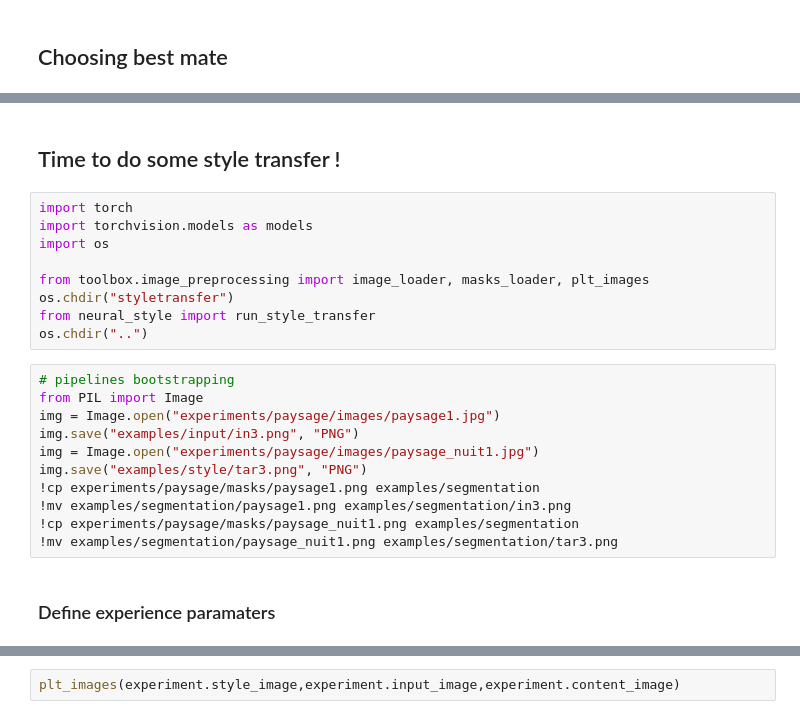
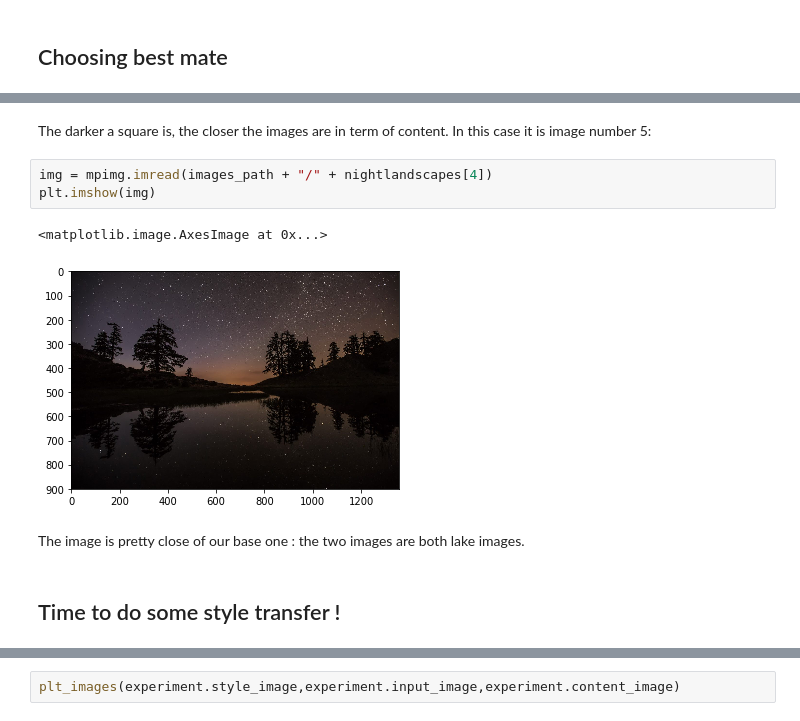
Before and after one commit to NicolasZucchet/Photorealistic-Style-Transfer, a Jupyter notebook: new-pipeline.ipynb, the cells around one changed output, grey strips where cells are left out. Drawn from its saved outputs; the diff is of its cells as text.

Commit message:
improve new-pipeline

```diff
--- a/new-pipeline.ipynb
+++ b/new-pipeline.ipynb
@@ -69,27 +139,15 @@ plt.imshow(calc.distance_matrix(list), cmap='hot', interpolation='nearest')
+# %% [markdown]
+The darker a square is, the closer the images are in term of content. In this case it is image number 5:
+# %%
+img = mpimg.imread(images_path + "/" + nightlandscapes[4])
+plt.imshow(img)
+# %% [output]
+<matplotlib.image.AxesImage at 0x...>
+[figure, added]
+# %% [markdown]
+The image is pretty close of our base one : the two images are both lake images.
 # %% [markdown]
 ## Time to do some style transfer !
-# %%
-import torch
-import torchvision.models as models
-import os
-
-from toolbox.image_preprocessing import image_loader, masks_loader, plt_images
-os.chdir("styletransfer")
-from neural_style import run_style_transfer
-os.chdir("..")
-# %%
-# pipelines bootstrapping
-from PIL import Image
-img = Image.open("experiments/paysage/images/paysage1.jpg")
-img.save("examples/input/in3.png", "PNG")
-img = Image.open("experiments/paysage/images/paysage_nuit1.jpg")
-img.save("examples/style/tar3.png", "PNG")
-!cp experiments/paysage/masks/paysage1.png examples/segmentation
-!mv examples/segmentation/paysage1.png examples/segmentation/in3.png
-!cp experiments/paysage/masks/paysage_nuit1.png examples/segmentation
-!mv examples/segmentation/paysage_nuit1.png examples/segmentation/tar3.png
-# %% [markdown]
-### Define experience paramaters
 # %%
 import torch
 import torchvision.models as models
```
Also changed, not shown: parts of 30 cells of this notebook.
